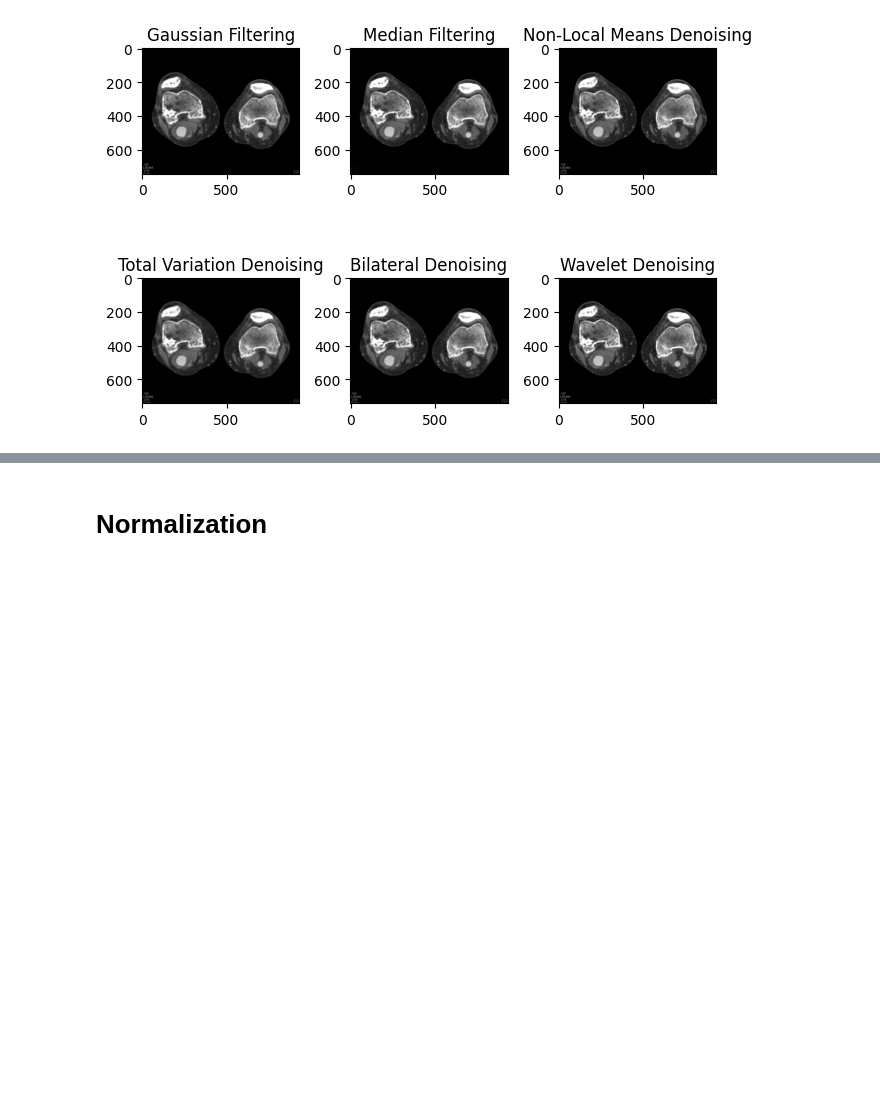
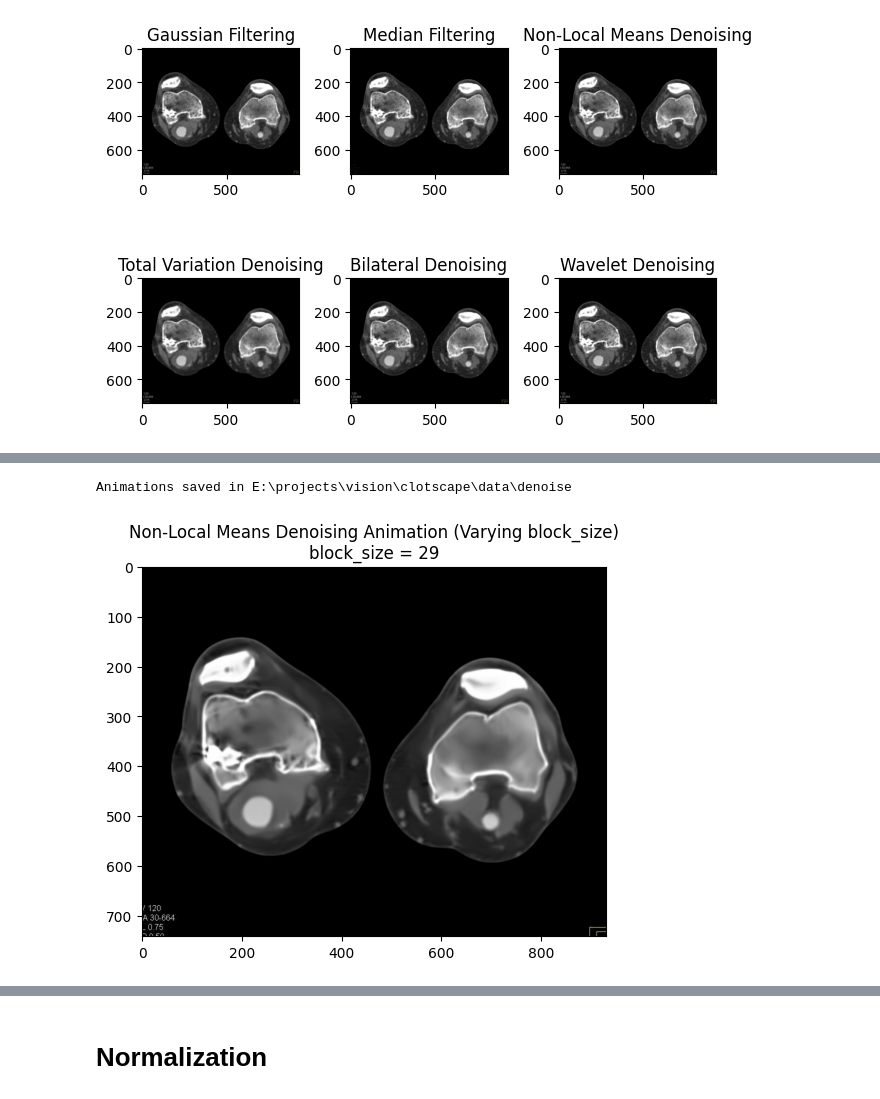
Before and after one commit to punitarani/clotscape, a Jupyter notebook: notebooks/preprocessing.ipynb, the cells around one changed output, grey strips where cells are left out. Cells and saved outputs as stored; diff of their text form; code cells hidden in the pictures; blank space fills up the shorter version.

```diff
--- a/notebooks/preprocessing.ipynb
+++ b/notebooks/preprocessing.ipynb
@@ -100,0 +171,58 @@ plt.show()
+# %%
+# Non-Local Means Denoising Animation
+fig, ax = plt.subplots()
+im = ax.imshow(image, cmap='gray', vmin=0, vmax=255)
+
+h_range = np.linspace(3, 50, 100)
+
+def update_frame_nlm_h(frame_idx):
+    h = h_range[frame_idx]
+    rounded_h = round_sig(h, sig=2)
+    denoised_image = non_local_means_denoising(image, h=h, search_window=21, block_size=7)
+    im.set_data(denoised_image)
+    ax.set_title(f"Non-Local Means Denoising Animation (Varying h)\nh = {rounded_h}")
+    return [im]
+
+num_frames = len(h_range)
+ani_nlm = animation.FuncAnimation(fig, update_frame_nlm_h, frames=num_frames, blit=True, interval=(1000 // num_frames))
+
+rc('animation', writer='pillow')
+ani_nlm.save(str(DENOISE_DIR / "nlm_denoising_h.gif"), writer='pillow', fps=num_frames)
+
+
+search_window_range = np.arange(3, 30, 2)
+
+def update_frame_nlm_search_window(frame_idx):
+    search_window = search_window_range[frame_idx]
+    denoised_image = non_local_means_denoising(image, h=10, search_window=search_window, block_size=7)
+    im.set_data(denoised_image)
+    ax.set_title(f"Non-Local Means Denoising Animation (Varying search_window)\nsearch_window = {search_window}")
+    return [im]
+
+num_frames = len(search_window_range)
+ani_nlm_search_window = animation.FuncAnimation(fig, update_frame_nlm_search_window, frames=num_frames, blit=True, interval=(1000 // num_frames))
+
+rc('animation', writer='pillow')
+ani_nlm_search_window.save(str(DENOISE_DIR / "nlm_denoising_search_window.gif"), writer='pillow', fps=num_frames)
+
+
+block_size_range = np.arange(3, 30, 2)
+
+def update_frame_nlm_block_size(frame_idx):
+    block_size = block_size_range[frame_idx]
+    denoised_image = non_local_means_denoising(image, h=10, search_window=21, block_size=block_size)
+    im.set_data(denoised_image)
+    ax.set_title(f"Non-Local Means Denoising Animation (Varying block_size)\nblock_size = {block_size}")
+    return [im]
+
+num_frames = len(block_size_range)
+ani_nlm_block_size = animation.FuncAnimation(fig, update_frame_nlm_block_size, frames=num_frames, blit=True, interval=(1000 // num_frames))
+
+rc('animation', writer='pillow')
+ani_nlm_block_size.save(str(DENOISE_DIR / "nlm_denoising_block_size.gif"), writer='pillow', fps=num_frames)
+
+
+print(f"Animations saved in {DENOISE_DIR}")
+# %% [output]
+Animations saved in E:\projects\vision\clotscape\data\denoise
+[figure, added]
```
Also changed, not shown: parts of 23 cells of this notebook.
